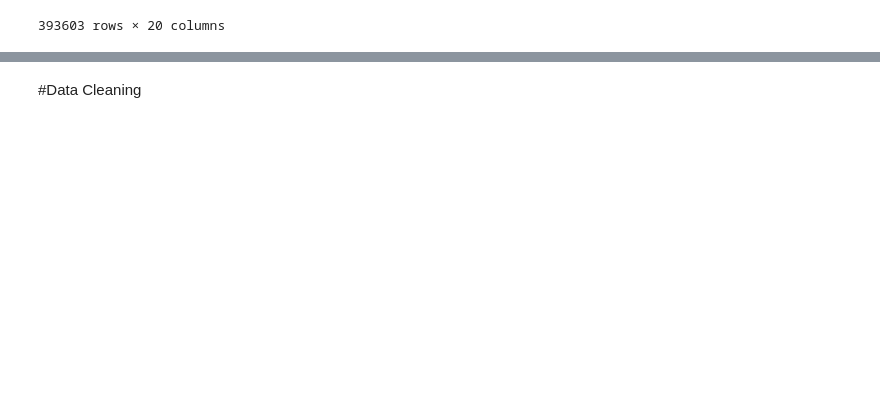
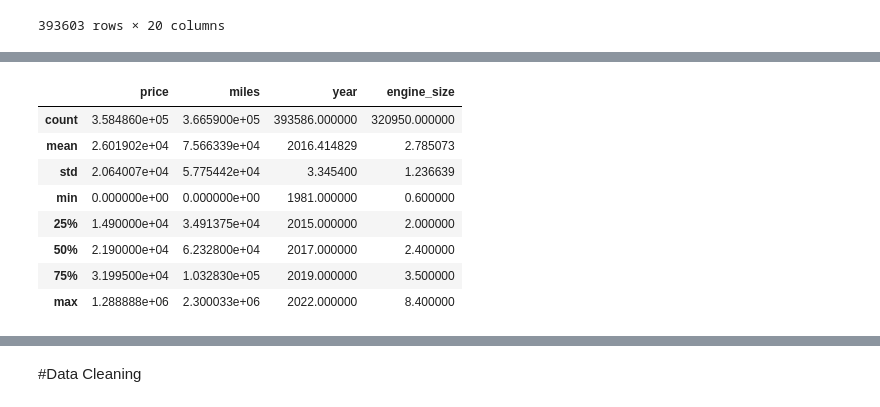
Before and after one commit to Ojooluwaseun/COMP6981-Project-Iteration1, a Jupyter notebook: Project_Iteration_1.ipynb, the cells around one changed output, grey strips where cells are left out. Cells and saved outputs as stored; diff of their text form; code cells hidden in the pictures; blank space fills up the shorter version.

```diff
--- a/Project_Iteration_1.ipynb
+++ b/Project_Iteration_1.ipynb
@@ -48,7 +66,20 @@ df
 # %%
 #
 # display(df.describe())
 # df.groupby('engine_block').size()
+df.describe()
+# df['city'].describe()
+# df['vin'].describe()
+# %% [output]
+|  | price | miles | year | engine_size |
+| count | 3.584860e+05 | 3.665900e+05 | 393586.000000 | 320950.000000 |
+| mean | 2.601902e+04 | 7.566339e+04 | 2016.414829 | 2.785073 |
+| std | 2.064007e+04 | 5.775442e+04 | 3.345400 | 1.236639 |
+| min | 0.000000e+00 | 0.000000e+00 | 1981.000000 | 0.600000 |
+| 25% | 1.490000e+04 | 3.491375e+04 | 2015.000000 | 2.000000 |
+| 50% | 2.190000e+04 | 6.232800e+04 | 2017.000000 | 2.400000 |
+| 75% | 3.199500e+04 | 1.032830e+05 | 2019.000000 | 3.500000 |
+| max | 1.288888e+06 | 2.300033e+06 | 2022.000000 | 8.400000 |
 # %%
 # retrieving n rows and i columns
 df_sub = df.iloc[0:1500, :]
```
Also changed, not shown: parts of 1 cell of this notebook.
